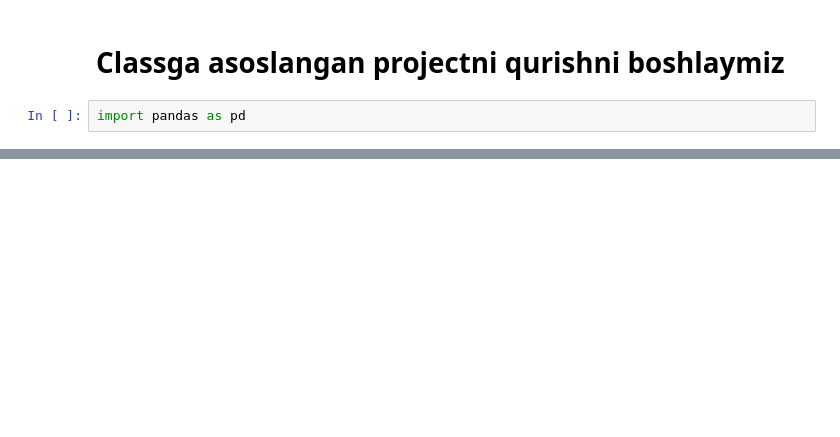
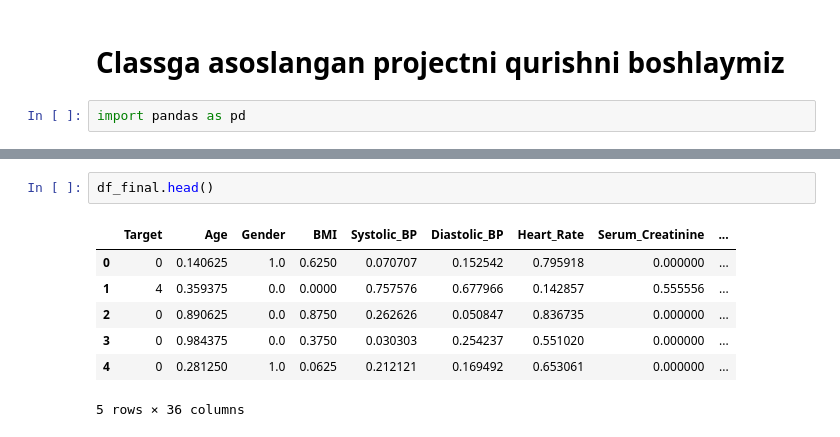
Before and after one commit to davronbek-malikov/MLFoundation, a Jupyter notebook: Murodjon/3-oylik_ Model Building/2-oylik_ Model Building_ 8-dars/class_model.ipynb, the cells around one changed output, grey strips where cells are left out. Drawn from its saved outputs; the diff is of its cells as text; blank space fills up the shorter version.

```diff
--- a/Murodjon/3-oylik_ Model Building/2-oylik_ Model Building_ 8-dars/class_model.ipynb
+++ b/Murodjon/3-oylik_ Model Building/2-oylik_ Model Building_ 8-dars/class_model.ipynb
@@ -181,0 +275,10 @@ Length: 88, dtype: int64
+# %%
+df_final.head()
+# %% [output]
+|  | Target | Age | Gender | BMI | Systolic_BP | Diastolic_BP | Heart_Rate | Serum_Creatinine | ... |
+| 0 | 0 | 0.140625 | 1.0 | 0.6250 | 0.070707 | 0.152542 | 0.795918 | 0.000000 | ... |
+| 1 | 4 | 0.359375 | 0.0 | 0.0000 | 0.757576 | 0.677966 | 0.142857 | 0.555556 | ... |
+| 2 | 0 | 0.890625 | 0.0 | 0.8750 | 0.262626 | 0.050847 | 0.836735 | 0.000000 | ... |
+| 3 | 0 | 0.984375 | 0.0 | 0.3750 | 0.030303 | 0.254237 | 0.551020 | 0.000000 | ... |
+| 4 | 0 | 0.281250 | 1.0 | 0.0625 | 0.212121 | 0.169492 | 0.653061 | 0.000000 | ... |
+5 rows × 36 columns
```
Also changed, not shown: parts of 30 cells of this notebook.
